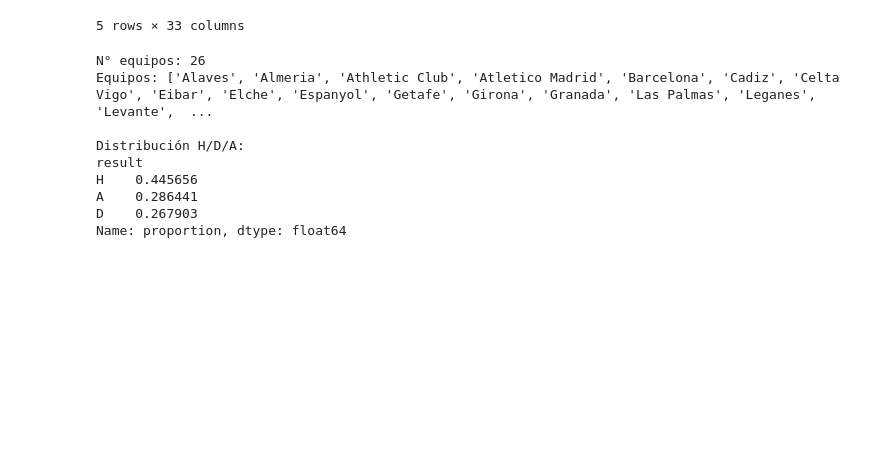
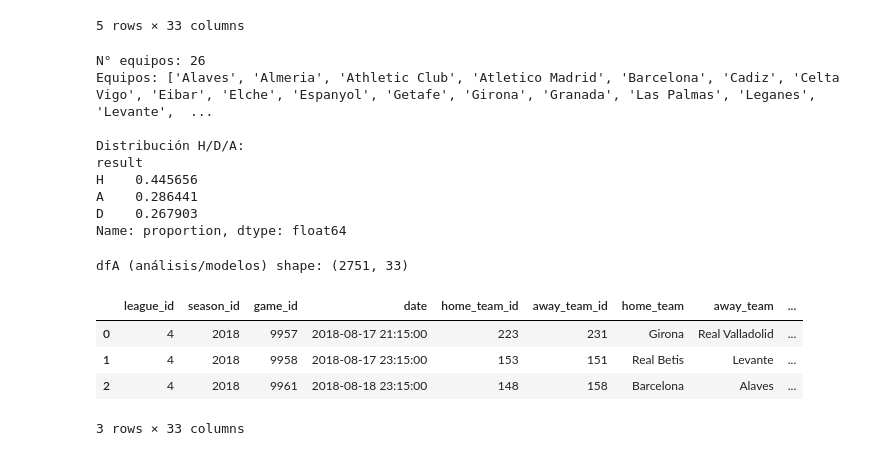
Before and after one commit to velezcanizares/EDA_data_football, a Jupyter notebook: merge_cuotas.ipynb, the cells around one changed output. Cells and saved outputs as stored; diff of their text form; code cells hidden in the pictures; blank space fills up the shorter version.

Commit message:
Cambios hasta entrenamiento de modelo

```diff
--- a/merge_cuotas.ipynb
+++ b/merge_cuotas.ipynb
@@ -294,3 +285,28 @@ H    0.445656
 A    0.286441
 D    0.267903
 Name: proportion, dtype: float64
+# %%
+# CELDA 7 — Asegurar df_model listo para análisis/modelos
+if "df_model" not in globals():
+    raise NameError("No existe df_model. Ejecuta las celdas anteriores (merge + features) antes de seguir.")
+
+use_cols = ["match_date","home_team_clean","away_team_clean","home_goals","away_goals",
+            "home_xg","away_xg","xg_diff","total_goals",
+            "B365H","B365D","B365A","pH","pD","pA","vig","result"]
+
+missing = [c for c in use_cols if c not in df_model.columns]
+if missing:
+    raise KeyError(f"Faltan columnas en df_model: {missing}")
+
+dfA = df_model.dropna(subset=["B365H","B365D","B365A","pH","pD","pA","xg_diff","result"]).copy()
+dfA = dfA.sort_values("match_date").reset_index(drop=True)
+
+print("dfA (análisis/modelos) shape:", dfA.shape)
+display(dfA.head(3))
+# %% [output]
+dfA (análisis/modelos) shape: (2751, 33)
+|  | league_id | season_id | game_id | date | home_team_id | away_team_id | home_team | away_team | ... |
+| 0 | 4 | 2018 | 9957 | 2018-08-17 21:15:00 | 223 | 231 | Girona | Real Valladolid | ... |
+| 1 | 4 | 2018 | 9958 | 2018-08-17 23:15:00 | 153 | 151 | Real Betis | Levante | ... |
+| 2 | 4 | 2018 | 9961 | 2018-08-18 23:15:00 | 148 | 158 | Barcelona | Alaves | ... |
+3 rows × 33 columns
```
Also changed, not shown: parts of 3 cells of this notebook, 11 other files.
